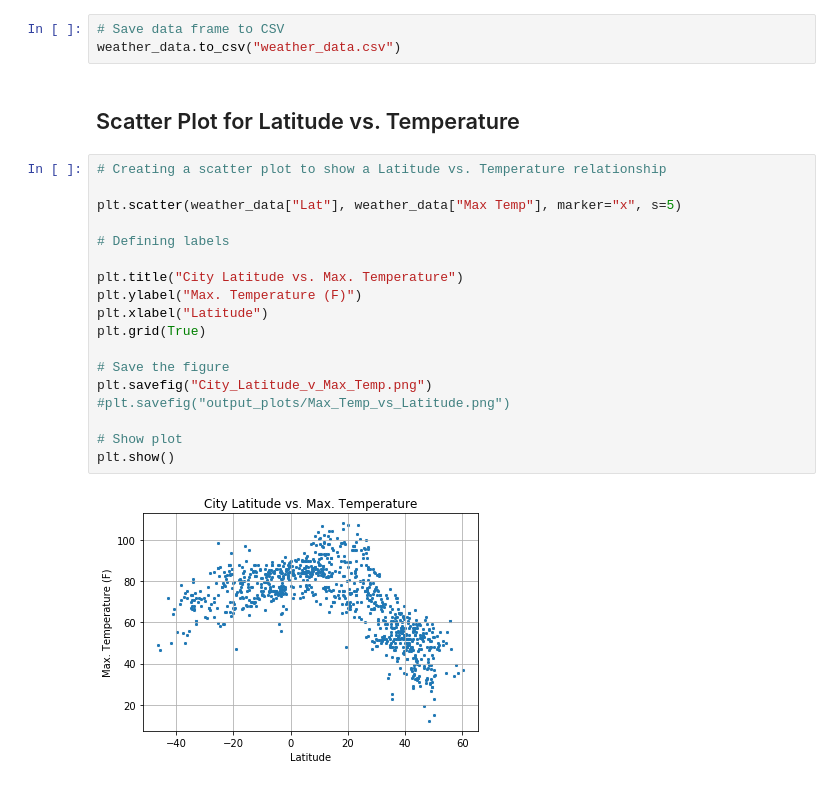
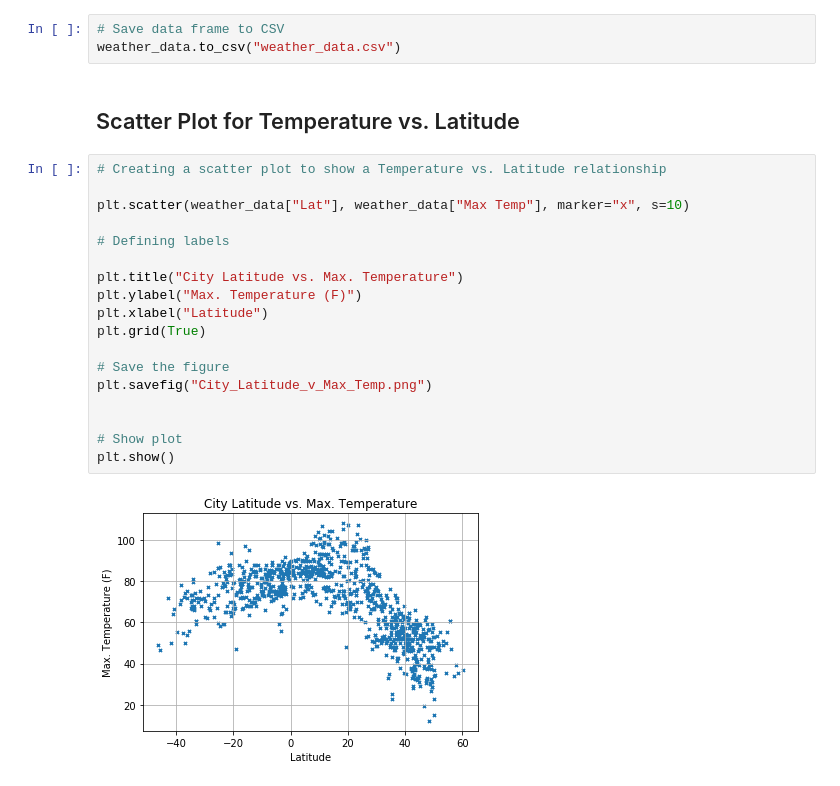
Before and after one commit to Uche-UJO/Python-API-Challenge, a Jupyter notebook: WeatherPy/WeatherPy.ipynb, the cells around one changed output. Saved outputs shown, nothing was run; the diff lists cells and outputs as text.

```diff
--- a/WeatherPy/WeatherPy.ipynb
+++ b/WeatherPy/WeatherPy.ipynb
@@ -180,24 +174,24 @@ weather_data.head()
 # Save data frame to CSV
 weather_data.to_csv("weather_data.csv")
 # %% [markdown]
-## Scatter Plot for Latitude vs. Temperature
+## Scatter Plot for Temperature vs. Latitude
 # %%
-# Creating a scatter plot to show a Latitude vs. Temperature relationship
+# Creating a scatter plot to show a Temperature vs. Latitude relationship
 
-plt.scatter(weather_data["Lat"], weather_data["Max Temp"], marker="x", s=5)
+plt.scatter(weather_data["Lat"], weather_data["Max Temp"], marker="x", s=10)
 
 # Defining labels
 
 plt.title("City Latitude vs. Max. Temperature")
 plt.ylabel("Max. Temperature (F)")
 plt.xlabel("Latitude")
 plt.grid(True)
 
 # Save the figure
 plt.savefig("City_Latitude_v_Max_Temp.png")
-#plt.savefig("output_plots/Max_Temp_vs_Latitude.png")
+
 
 # Show plot
 plt.show()
 # %% [output]
-[figure, old version]
+[figure, new version]
```
Also changed, not shown: parts of 9 cells of this notebook, 5 other files.
